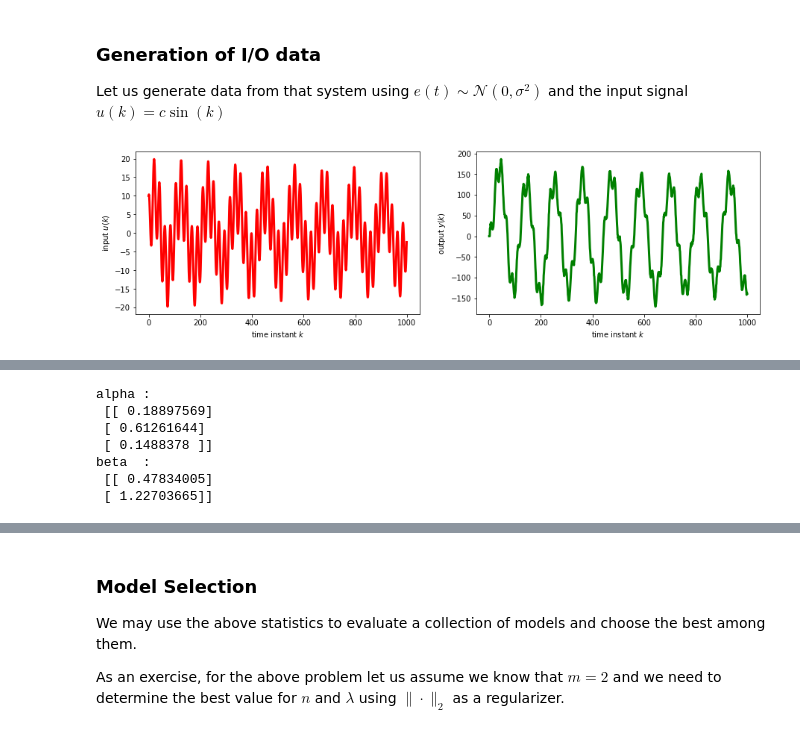
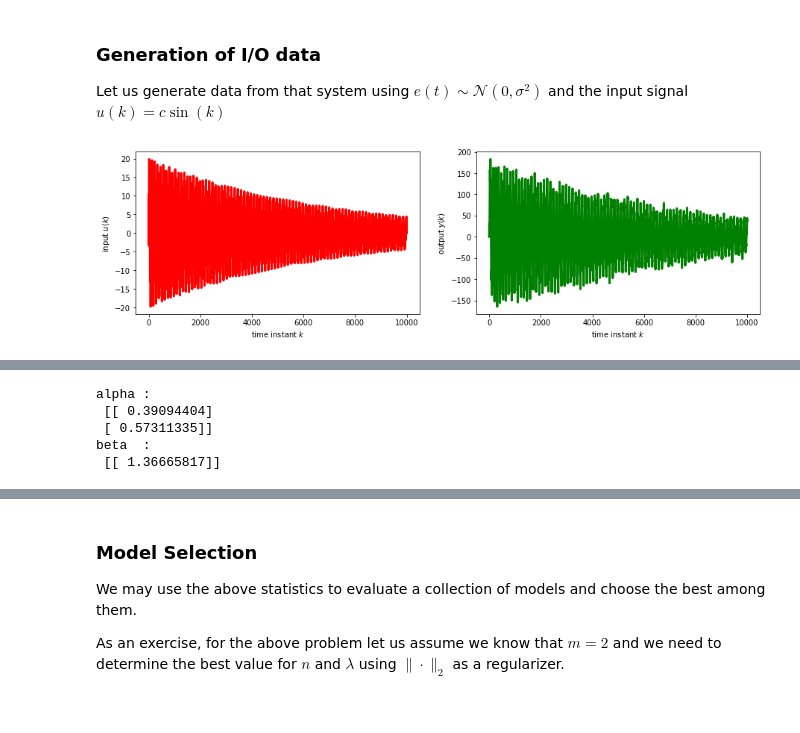
Before and after one commit to KIOS-Research/KIOS-Graduate-Summer-School-2018, a Jupyter notebook: material/sysid/sysid_linsys_ls.ipynb, the cells around one changed output, grey strips where cells are left out. Cells and saved outputs as stored; diff of their text form; code cells hidden in the pictures.

```diff
--- a/material/sysid/sysid_linsys_ls.ipynb
+++ b/material/sysid/sysid_linsys_ls.ipynb
@@ -266,35 +266,35 @@ Let us generate data from that system using $e(t)\sim \mathcal{N}(0,\sigma^2)$ a
 alpha = np.array([0.2,0.6,0.15]);
 beta  = np.array([0.5, 1.2]);
 sigma = 2.5
 actual_system = linear_system(alpha, beta, sigma);
 
 
 # --- Construct an input signal
-num_data = 1000
+num_data = 10000
 time_span = np.linspace(0, num_data, num_data)
 c = 10
 u = c*(np.cos(0.3*time_span[:-1])                                             \
     + np.sin(0.08*time_span[:-1]**0.95))                                      \
         *np.exp(-0.00015*time_span[:-1])
 
 
 # --- Simulate the system
 y0    = np.array([0,0,0])
 y     = actual_system.simulate(y0, u)
 
 # --- PLOT the input/output data
 plt.figure(figsize=(15, 4))
 plt.subplot(121)
 plt.plot(time_span[:-1],u, linewidth=3, color='red')
 plt.xlabel('time instant $k$')
 plt.ylabel('input $u(k)$')
 plt.subplot(122)
 plt.plot(time_span,y, linewidth=3, color='green')
 plt.xlabel('time instant $k$')
 plt.ylabel('output $y(k)$')
 plt.show()
 # %% [output]
-[figure, old version]
+[figure, new version]
 # %% [markdown]
 ### Construction of least-squares problem
 
@@ -400,24 +400,22 @@ class linear_system_identifier:
         return linear_system(np.array(alpha), np.array(beta), 0)
 # %%
 ## --- Identify the system using I/O data
-n_mdl = 3                                                       # model order n
-m_mdl = 2                                                       # model order m
+n_mdl = 2                                                       # model order n
+m_mdl = 1                                                      # model order m
 identifier     = linear_system_identifier(                      \
                                           u[:-1], y,            \
                                           m=m_mdl,              \
                                           n=n_mdl)              # system identifier
-sys_identified = identifier.estimate_params_rls(lam=10)         # identify system
+sys_identified = identifier.estimate_params_rls(lam=0.01)        # identify system
 prms = sys_identified.get_parameters()                          # get system parameters
 print("alpha :\n " + str(prms[:n_mdl]))                         # print alpha
 print("beta  :\n " + str(prms[n_mdl:]))                         # print beta
 # %% [output]
 alpha :
- [[ 0.18897569]
- [ 0.61261644]
- [ 0.1488378 ]]
+ [[ 0.39094404]
+ [ 0.57311335]]
 beta  :
- [[ 0.47834005]
- [ 1.22703665]]
+ [[ 1.36665817]]
 # %% [markdown]
 ### Evaluation and Model Generalization Capacity
 
```
Also changed, not shown: parts of 5 cells of this notebook.
